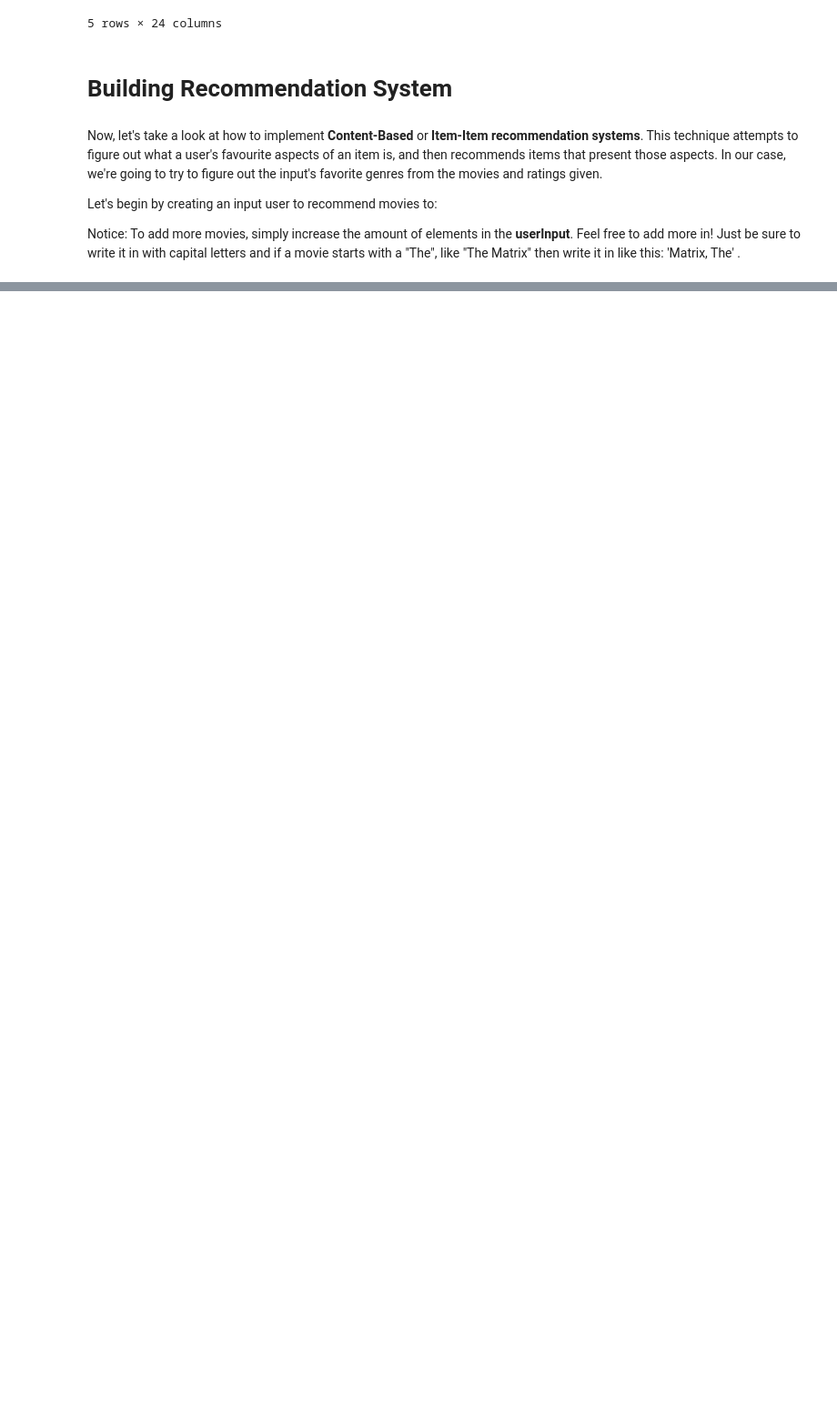
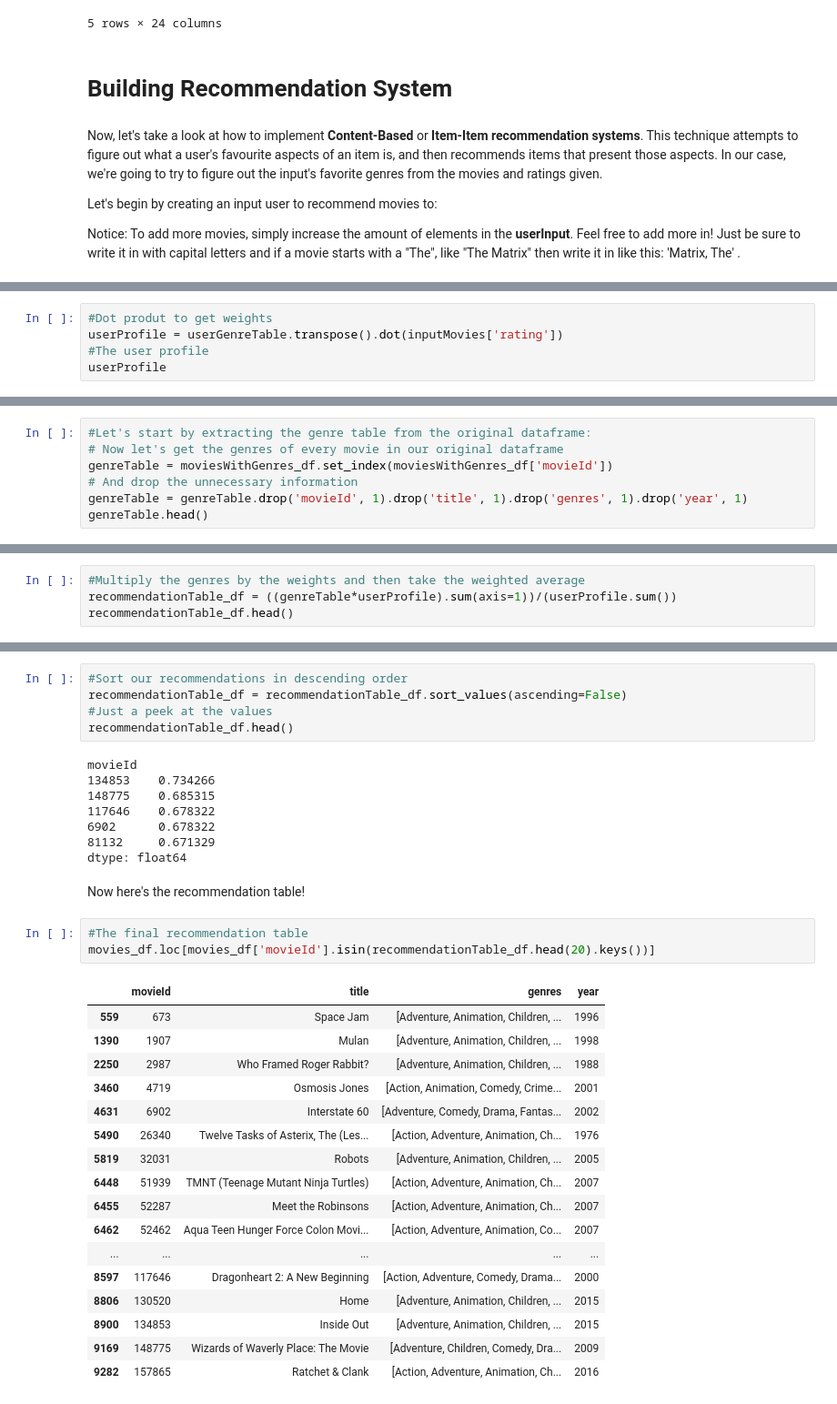
Before and after one commit to AniketAtram/Content_Based_Movie_Recommendation, a Jupyter notebook: Recommender-System-(Content).ipynb, the cells around one changed output, grey strips where cells are left out. Shown at 91% size. Drawn from its saved outputs; the diff is of its cells as text; blank space fills up the shorter version.

```diff
--- a/Recommender-System-(Content).ipynb
+++ b/Recommender-System-(Content).ipynb
@@ -103,0 +187,5 @@ Notice: To add more movies, simply increase the amount of elements in the **user
+# %%
+#Dot produt to get weights
+userProfile = userGenreTable.transpose().dot(inputMovies['rating'])
+#The user profile
+userProfile
@@ -103,0 +212,7 @@ Notice: To add more movies, simply increase the amount of elements in the **user
+# %%
+#Let's start by extracting the genre table from the original dataframe:
+# Now let's get the genres of every movie in our original dataframe
+genreTable = moviesWithGenres_df.set_index(moviesWithGenres_df['movieId'])
+# And drop the unnecessary information
+genreTable = genreTable.drop('movieId', 1).drop('title', 1).drop('genres', 1).drop('year', 1)
+genreTable.head()
@@ -103,0 +233,4 @@ Notice: To add more movies, simply increase the amount of elements in the **user
+# %%
+#Multiply the genres by the weights and then take the weighted average
+recommendationTable_df = ((genreTable*userProfile).sum(axis=1))/(userProfile.sum())
+recommendationTable_df.head()
@@ -103,0 +245,36 @@ Notice: To add more movies, simply increase the amount of elements in the **user
+# %%
+#Sort our recommendations in descending order
+recommendationTable_df = recommendationTable_df.sort_values(ascending=False)
+#Just a peek at the values
+recommendationTable_df.head()
+# %% [output]
+movieId
+134853    0.734266
+148775    0.685315
+117646    0.678322
+6902      0.678322
+81132     0.671329
+dtype: float64
+# %% [markdown]
+Now here's the recommendation table!
+# %%
+#The final recommendation table
+movies_df.loc[movies_df['movieId'].isin(recommendationTable_df.head(20).keys())]
+# %% [output]
+|  | movieId | title | genres | year |
+| 559 | 673 | Space Jam | [Adventure, Animation, Children, ... | 1996 |
+| 1390 | 1907 | Mulan | [Adventure, Animation, Children, ... | 1998 |
+| 2250 | 2987 | Who Framed Roger Rabbit? | [Adventure, Animation, Children, ... | 1988 |
+| 3460 | 4719 | Osmosis Jones | [Action, Animation, Comedy, Crime... | 2001 |
+| 4631 | 6902 | Interstate 60 | [Adventure, Comedy, Drama, Fantas... | 2002 |
+| 5490 | 26340 | Twelve Tasks of Asterix, The (Les... | [Action, Adventure, Animation, Ch... | 1976 |
+| 5819 | 32031 | Robots | [Adventure, Animation, Children, ... | 2005 |
+| 6448 | 51939 | TMNT (Teenage Mutant Ninja Turtles) | [Action, Adventure, Animation, Ch... | 2007 |
+| 6455 | 52287 | Meet the Robinsons | [Action, Adventure, Animation, Ch... | 2007 |
+| 6462 | 52462 | Aqua Teen Hunger Force Colon Movi... | [Action, Adventure, Animation, Co... | 2007 |
+| ... | ... | ... | ... | ... |
+| 8597 | 117646 | Dragonheart 2: A New Beginning | [Action, Adventure, Comedy, Drama... | 2000 |
+| 8806 | 130520 | Home | [Adventure, Animation, Children, ... | 2015 |
+| 8900 | 134853 | Inside Out | [Adventure, Animation, Children, ... | 2015 |
+| 9169 | 148775 | Wizards of Waverly Place: The Movie | [Adventure, Children, Comedy, Dra... | 2009 |
+| 9282 | 157865 | Ratchet & Clank | [Action, Adventure, Animation, Ch... | 2016 |
```
Also changed, not shown: parts of 16 cells of this notebook.
